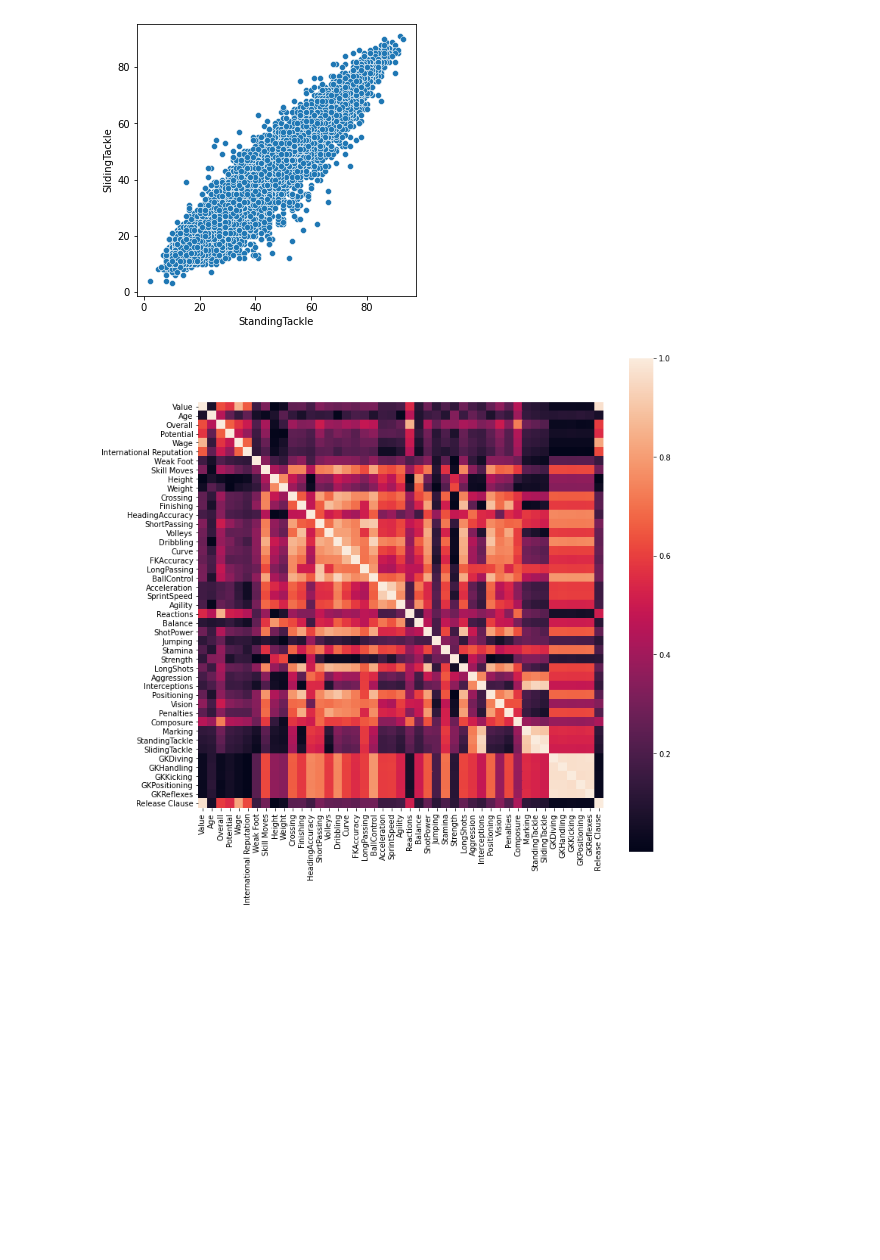
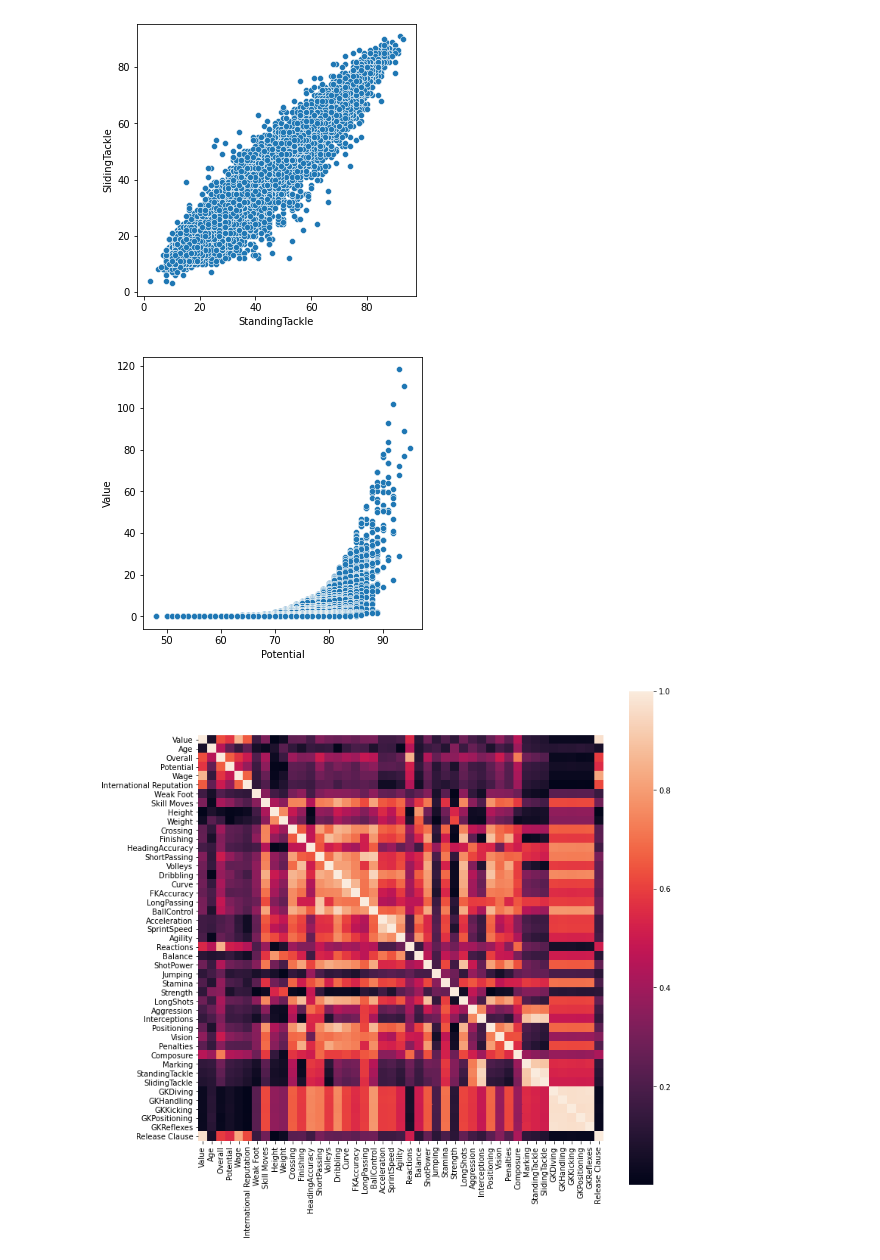
Before and after one commit to MitrofanovDmitry/study, a Jupyter notebook: practice/55 linear_regression FIFA 19 (rs)/3.ipynb, the cells around one changed output. Saved outputs shown, nothing was run; the diff lists cells and outputs as text; code cells hidden in the pictures; blank space fills up the shorter version.

```diff
--- a/practice/55 linear_regression FIFA 19 (rs)/3.ipynb
+++ b/practice/55 linear_regression FIFA 19 (rs)/3.ipynb
@@ -164,6 +166,10 @@ dtype: float64
 plot_scatter('StandingTackle', 'SlidingTackle', df_cut)
 # %% [output]
 [figure]
+# %%
+plot_scatter('Potential', 'Value', df_cut)
+# %% [output]
+[figure, added]
 # %%
 plot_correlation(df_cut[num])
 # %% [output]
```
Also changed, not shown: parts of 11 cells of this notebook.
